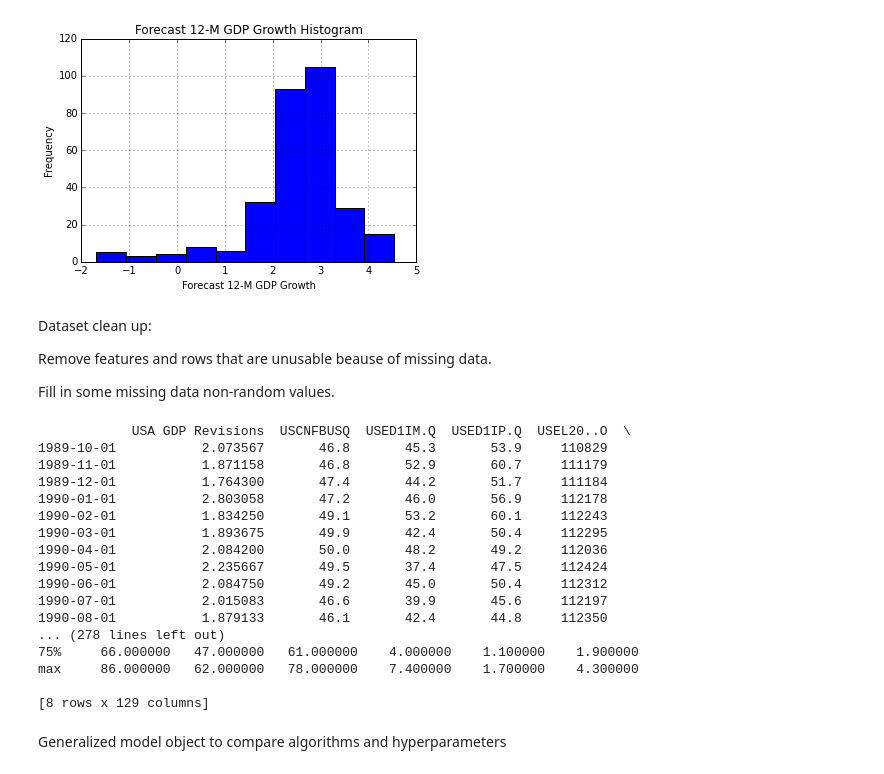
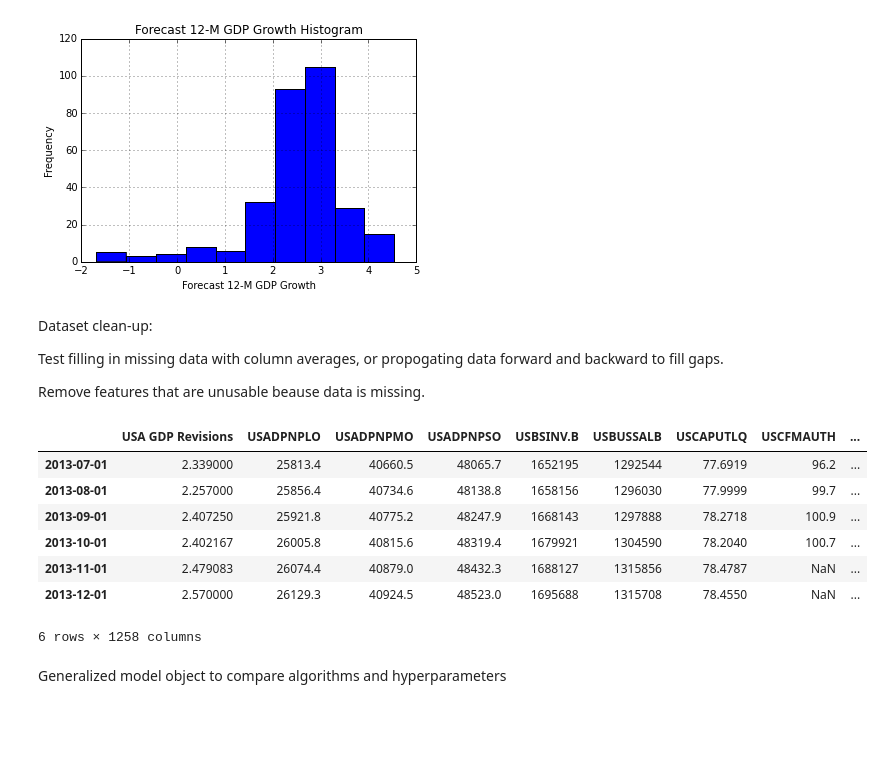
Before and after one commit to rhouck/gdp, a Jupyter notebook: Predict GDP Forecasts.ipynb, the cells around one changed output. Cells and saved outputs as stored; diff of their text form; code cells hidden in the pictures; blank space fills up the shorter version.

```diff
--- a/Predict GDP Forecasts.ipynb
+++ b/Predict GDP Forecasts.ipynb
@@ -94,39 +94,42 @@ chart.set_title('Forecast 12-M GDP Growth Histogram')
 # %% [output]
 <matplotlib.text.Text at 0x...>
 [figure]
-# %% [markdown]
-Dataset clean up:
-
-Remove features and rows that are unusable beause of missing data.
-
-Fill in some missing data non-random values.
+# %% [markdown]
+Dataset clean-up:
+
+Test filling in missing data with column averages, or propogating data forward and backward to fill gaps.
+
+Remove features that are unusable beause data is missing.
 # %%
 # remove rows where Y (forecast GDP) is NaN
 master = master.ix[forecasts.index]
 
+"""
+# fill missing data with average values
+master = master.fillna(master.mean())
+
+# fill missing data forward first, then backward
+master.fillna(method='pad')
+master.fillna(method='bfill')
+"""
 # remove features with missing data
-master = master.dropna(axis=1)
+#master = master.dropna(axis=1)
 
-print master
-print master.describe()
+#print master
+#print master.describe()
+ind = 285
+cell = master.ix[forecasts.index[ind]:forecasts.index[ind+5]]
+cell.dropna(axis=1)
+cell
 # %% [output]
+|  | USA GDP Revisions | USADPNPLO | USADPNPMO | USADPNPSO | USBSINV.B | USBUSSALB | USCAPUTLQ | USCFMAUTH | ... |
+| 2013-07-01 | 2.339000 | 25813.4 | 40660.5 | 48065.7 | 1652195 | 1292544 | 77.6919 | 96.2 | ... |
+| 2013-08-01 | 2.257000 | 25856.4 | 40734.6 | 48138.8 | 1658156 | 1296030 | 77.9999 | 99.7 | ... |
+| 2013-09-01 | 2.407250 | 25921.8 | 40775.2 | 48247.9 | 1668143 | 1297888 | 78.2718 | 100.9 | ... |
+| 2013-10-01 | 2.402167 | 26005.8 | 40815.6 | 48319.4 | 1679921 | 1304590 | 78.2040 | 100.7 | ... |
+| 2013-11-01 | 2.479083 | 26074.4 | 40879.0 | 48432.3 | 1688127 | 1315856 | 78.4787 | NaN | ... |
+| 2013-12-01 | 2.570000 | 26129.3 | 40924.5 | 48523.0 | 1695688 | 1315708 | 78.4550 | NaN | ... |
-            USA GDP Revisions  USCNFBUSQ  USED1IM.Q  USED1IP.Q  USEL20..O  \
-1989-10-01           2.073567       46.8       45.3       53.9     110829
-1989-11-01           1.871158       46.8       52.9       60.7     111179
-1989-12-01           1.764300       47.4       44.2       51.7     111184
-1990-01-01           2.803058       47.2       46.0       56.9     112178
-1990-02-01           1.834250       49.1       53.2       60.1     112243
-1990-03-01           1.893675       49.9       42.4       50.4     112295
-1990-04-01           2.084200       50.0       48.2       49.2     112036
-1990-05-01           2.235667       49.5       37.4       47.5     112424
-1990-06-01           2.084750       49.2       45.0       50.4     112312
-1990-07-01           2.015083       46.6       39.9       45.6     112197
-1990-08-01           1.879133       46.1       42.4       44.8     112350
-... (278 lines left out)
-75%     66.000000   47.000000   61.000000    4.000000    1.100000    1.900000
-max     86.000000   62.000000   78.000000    7.400000    1.700000    4.300000
-
-[8 rows x 129 columns]
+6 rows × 1258 columns
 # %%
 # select subset of rows for testing and model verification
 import random
```
Also changed, not shown: parts of 4 cells of this notebook.
